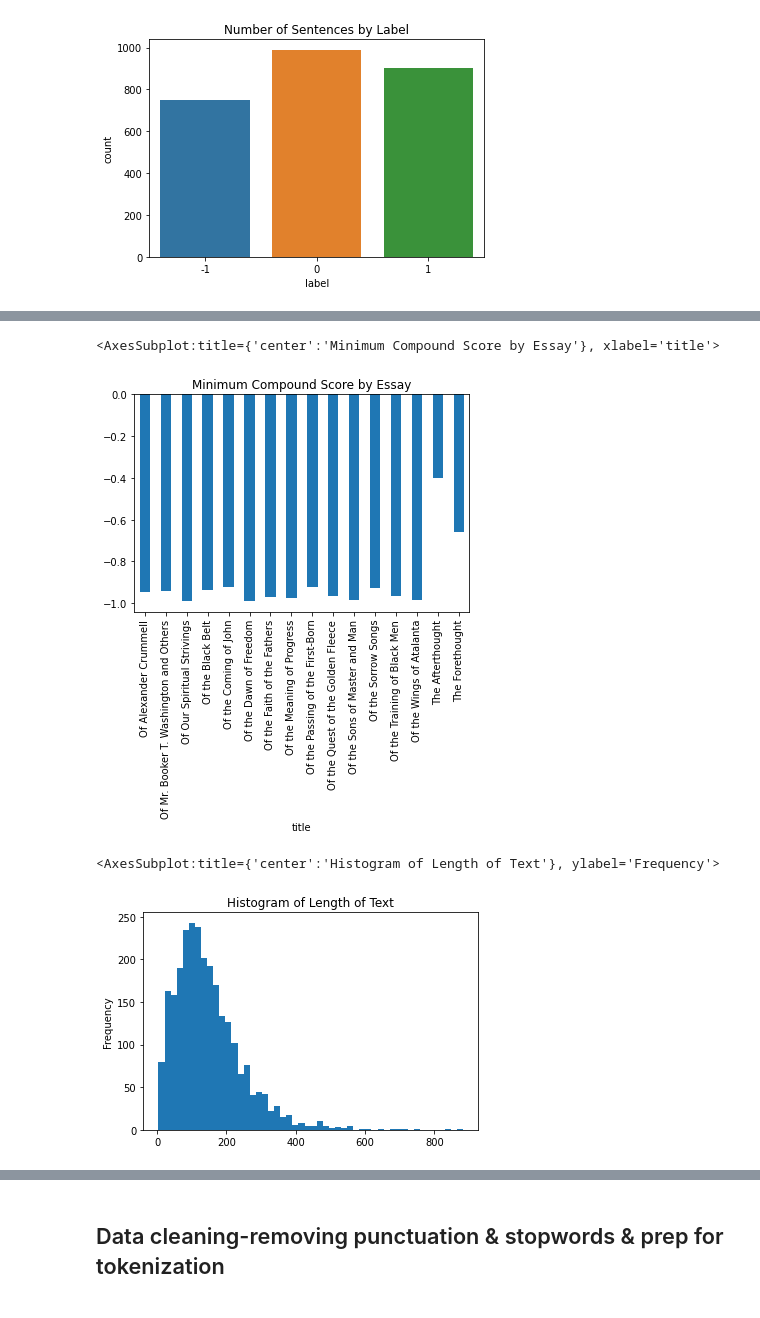
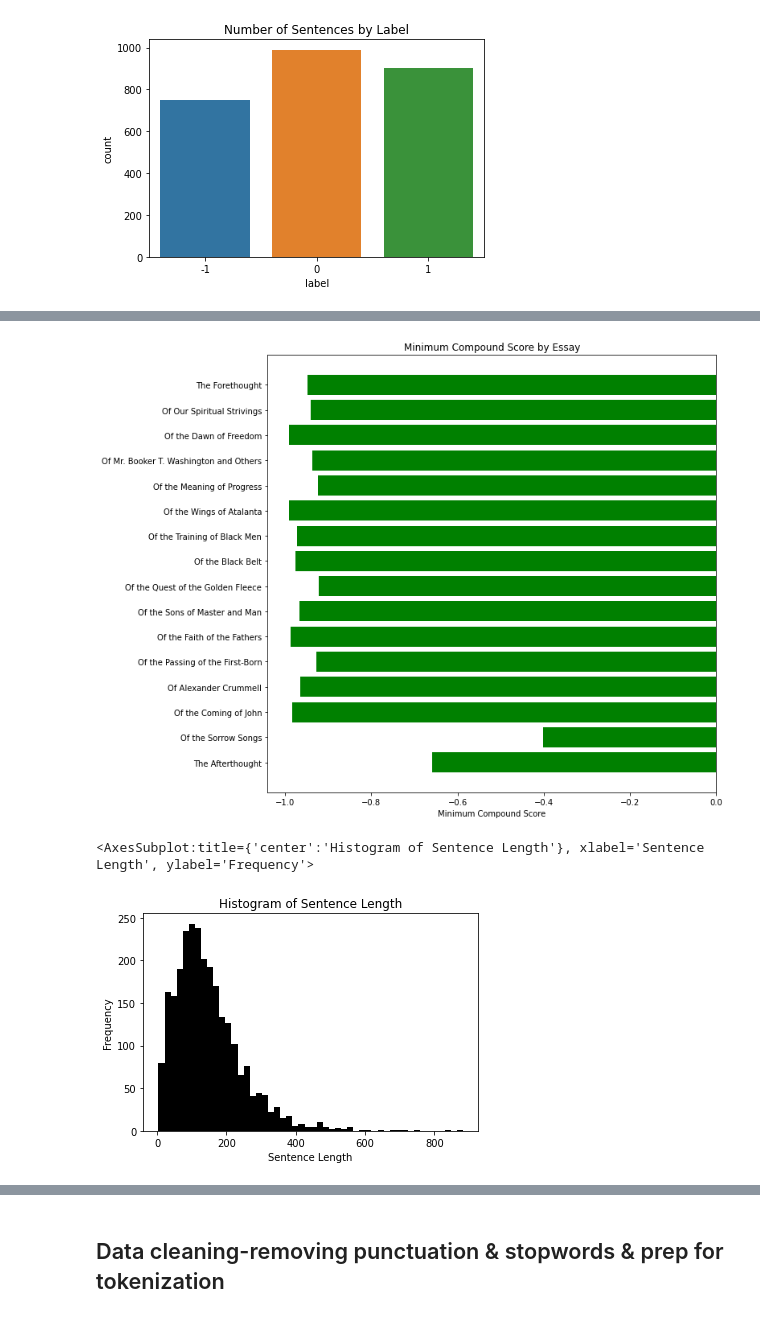
Before and after one commit to e-harrell/sobf, a Jupyter notebook: code.ipynb, the cells around one changed output, grey strips where cells are left out. Cells and saved outputs as stored; diff of their text form; code cells hidden in the pictures.

```diff
--- a/code.ipynb
+++ b/code.ipynb
@@ -1024,14 +1035,20 @@ max_cps_by_essay.plot(kind='bar',title='Maximum Compound Score by Essay')
 # %%
-#histogram of minimum compound score by essay
+#bar chart of minimum compound score by essay
 min_cps_by_essay=data.groupby('title')['compoundscore'].min()
-min_cps_by_essay.plot(kind='bar',title='Minimum Compound Score by Essay')
+minimum=[min_cps_by_essay[0],min_cps_by_essay[1],min_cps_by_essay[2],min_cps_by_essay[3],min_cps_by_essay[4],min_cps_by_essay[5],min_cps_by_essay[6],min_cps_by_essay[7],min_cps_by_essay[8],min_cps_by_essay[9],min_cps_by_essay[10],min_cps_by_essay[11],min_cps_by_essay[12],min_cps_by_essay[13],min_cps_by_essay[14], min_cps_by_essay[15]]
+plt.figure(figsize=(10,10))
+plt.barh(y=titles,width=minimum,height=0.8,left=0, align='center', color='green')
+plt.gca().invert_yaxis()
+plt.xlabel('Minimum Compound Score')
+plt.title('Minimum Compound Score by Essay')
+plt.show()
 # %% [output]
-<AxesSubplot:title={'center':'Minimum Compound Score by Essay'}, xlabel='title'>
-[figure, old version]
+[figure, new version]
 # %%
 #histogram of length variable
-data['length'].plot(bins=50, kind='hist', title='Histogram of Length of Text')
+plt.xlabel('Sentence Length')
+data['length'].plot(bins=50, kind='hist', title='Histogram of Sentence Length', color='black')
 # %% [output]
-<AxesSubplot:title={'center':'Histogram of Length of Text'}, ylabel='Frequency'>
+<AxesSubplot:title={'center':'Histogram of Sentence Length'}, xlabel='Sentence Length', ylabel='Frequency'>
-[figure, old version]
+[figure, new version]
 # %%
```
Also changed, not shown: parts of 16 cells of this notebook.
